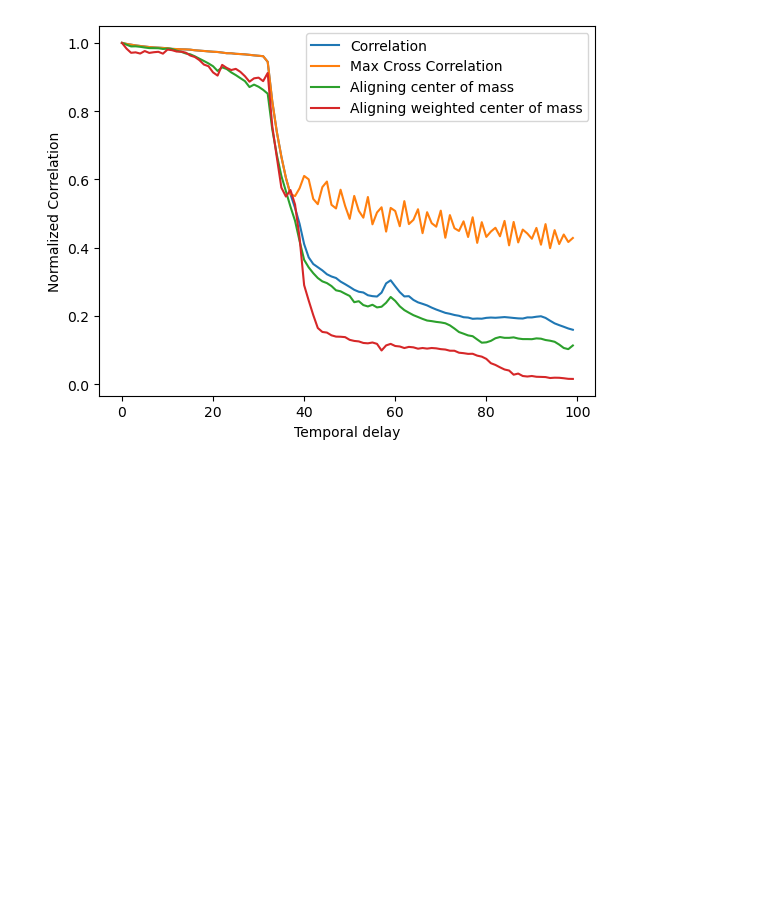
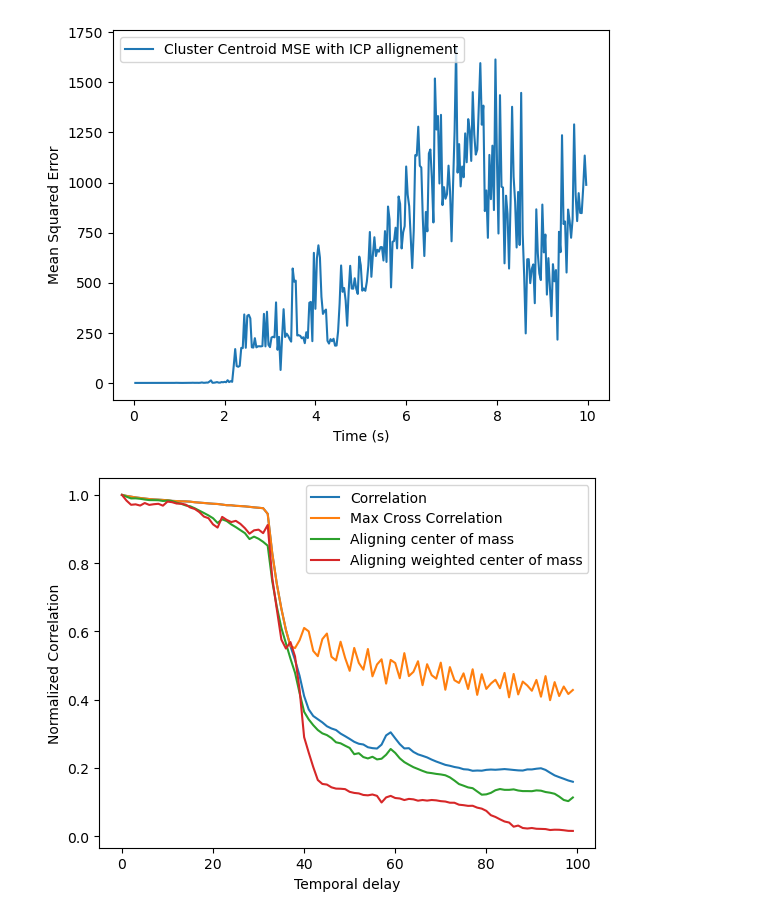
Before and after one commit to FilippoBragato/pqos-correlation, a Jupyter notebook: test.ipynb, the cells around one changed output. Saved outputs shown, nothing was run; the diff lists cells and outputs as text; code cells hidden in the pictures; blank space fills up the shorter version.

```diff
--- a/test.ipynb
+++ b/test.ipynb
@@ -17,0 +67,17 @@ The autoreload extension is already loaded. To reload it, use:
+# %%
+pcd_top = dataset.open_measurement_sample_TLC("00000000_000000", Weather.Clear, Time.Sunset, Sensor.LT, 1)
+icp_cluster_mse = []
+previous_transformation = None
+for i in range(2, 301):
+    pcd_top_compare = dataset.open_measurement_sample_TLC("00000000_000000", Weather.Clear, Time.Sunset, Sensor.LT, i)
+    correla, previous_transformation = pcd_top.compare_using_clusters(pcd_top_compare, 50, mode=selmaPointCloud.ICP_REGISTRATION, crop_street=True, init_transform=previous_transformation, return_mse=True)
+    icp_cluster_mse.append(correla)
+# %%
+fig, ax = plt.subplots(1,1)
+pmse, = ax.plot(np.arange(1,300)/30, icp_cluster_mse)
+ax.set_xlabel("Time (s)")
+ax.set_ylabel("Mean Squared Error")
+ax.legend([pmse],["Cluster Centroid MSE with ICP allignement"])
+plt.show()
+# %% [output]
+[figure, added]
```
Also changed, not shown: parts of 9 cells of this notebook, 7 other files.
